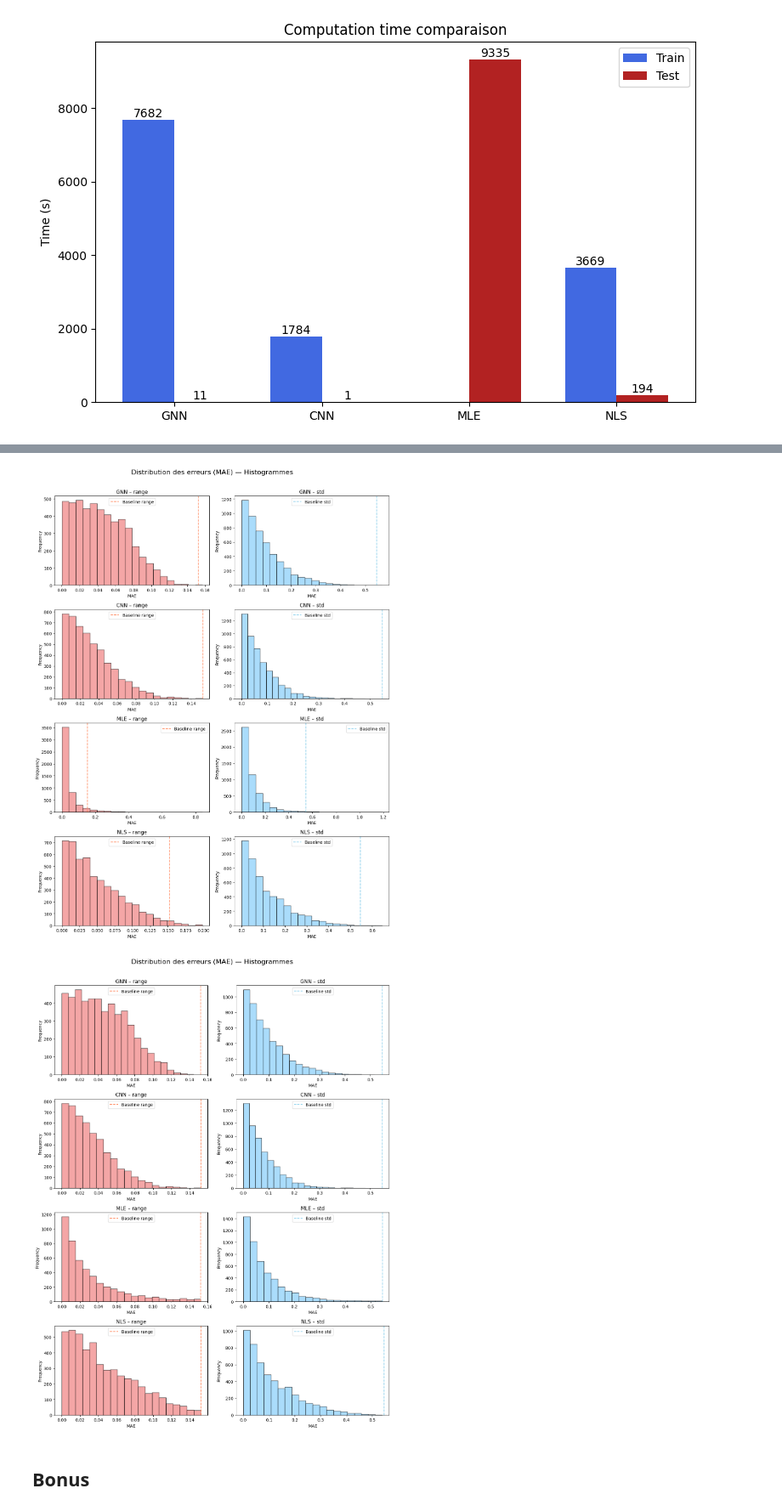
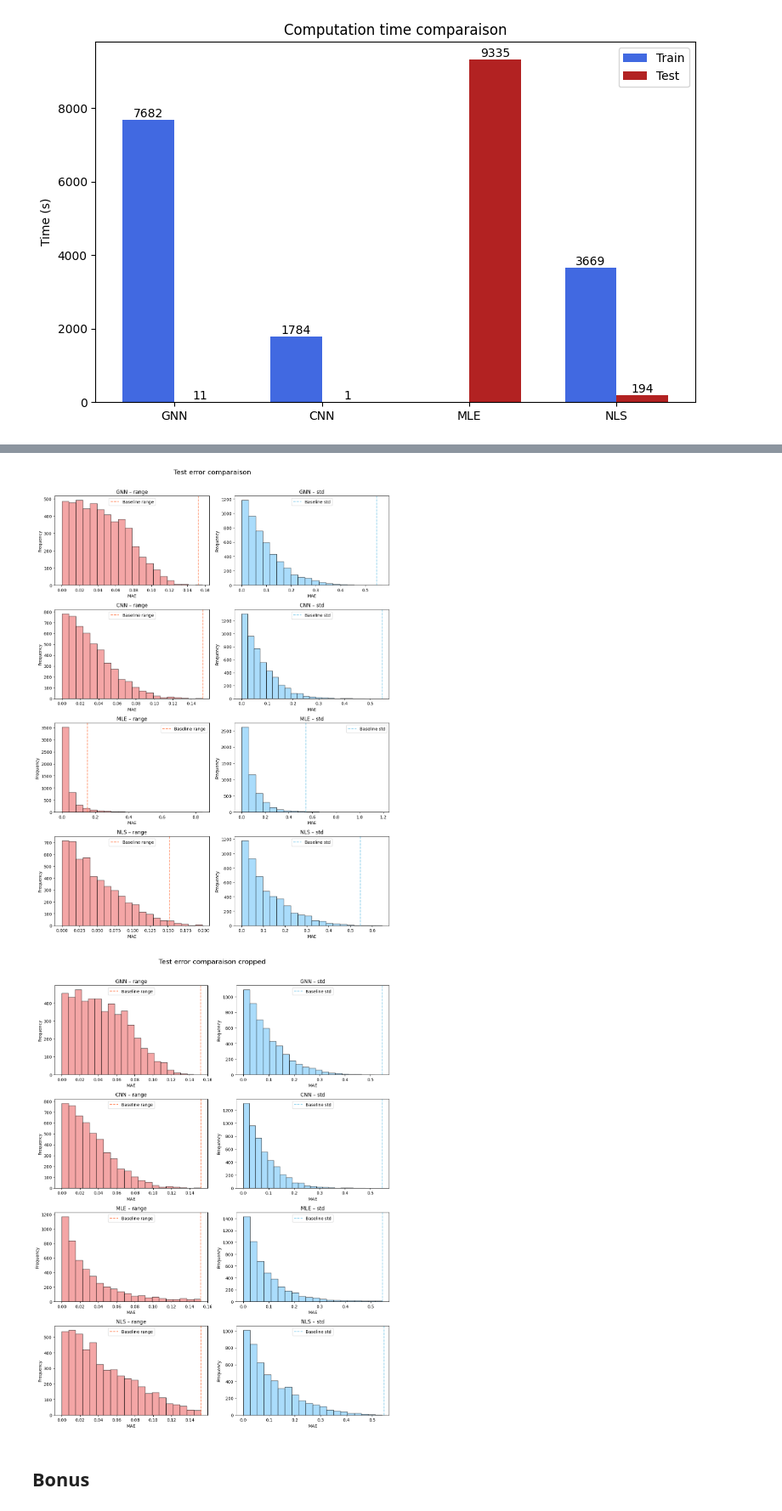
Before and after one commit to DarenXL/Neural_ST_inference, a Jupyter notebook: Code GNN/Amortized_Methods_Geostatistics.ipynb, the cells around one changed output, grey strips where cells are left out. Shown at 85% size. Saved outputs shown, nothing was run; the diff lists cells and outputs as text; code cells hidden in the pictures.

```diff
--- a/Code GNN/Amortized_Methods_Geostatistics.ipynb
+++ b/Code GNN/Amortized_Methods_Geostatistics.ipynb
@@ -1600,7 +1604,7 @@ loss_std = [
 ]
 
 fig_hist, axs = plt.subplots(len(loss_range), 2, figsize=(12, 4*len(loss_range)))
-fig_hist.suptitle("Distribution des erreurs (MAE) — Histogrammes", fontsize=16)
+fig_hist.suptitle("Test error comparaison", fontsize=16)
 
 for i, method in enumerate(methods):
 
@@ -1633,36 +1637,36 @@ loss_range = [
 loss_std = [
     all_loss_test_graph[-1][:, 1][all_loss_test_graph[-1][:, 1] < based[1].detach().numpy()],
     all_loss_test_grid[-1][:, 1][all_loss_test_grid[-1][:, 1] < based[1].detach().numpy()],
     all_loss_test_ML[:, 1][all_loss_test_ML[:, 1] < based[1].detach().numpy()],
     all_loss_test_nls[:, 1][all_loss_test_nls[:, 1] < based[1].detach().numpy()]
 ]
 
 fig_hist, axs = plt.subplots(len(loss_range), 2, figsize=(12, 4*len(loss_range)))
-fig_hist.suptitle("Distribution des erreurs (MAE) — Histogrammes", fontsize=16)
+fig_hist.suptitle("Test error comparaison cropped", fontsize=16)
 
 for i, method in enumerate(methods):
 
     axs[i, 0].hist(loss_range[i], bins=20, color='lightcoral', alpha=0.7, edgecolor='black')
     axs[i, 0].axvline(based[0], color='coral', linestyle='--', label='Baseline range')
     axs[i, 0].set_title(f"{method} – range")
     axs[i, 0].set_xlabel("MAE")
     axs[i, 0].set_ylabel("Frequency")
     axs[i, 0].legend()
 
     axs[i, 1].hist(loss_std[i], bins=20, color='lightskyblue', alpha=0.7, edgecolor='black')
     axs[i, 1].axvline(based[1], color='skyblue', linestyle='--', label='Baseline std')
     axs[i, 1].set_title(f"{method} – std")
     axs[i, 1].set_xlabel("MAE")
     axs[i, 1].set_ylabel("Frequency")
     axs[i, 1].legend()
 
 plt.tight_layout(rect=[0, 0, 1, 0.97])
 plt.show()
 
 fig_hist.savefig(path+"/conclusion_graphs"+"/score_test_hist_cropped.png", format="png", bbox_inches="tight")
 # %% [output]
-[figure, old version]
+[figure, new version]
-[figure, old version]
+[figure, new version]
 # %%
 results = {
     "all_loss_train": {
```
Also changed, not shown: parts of 4 cells of this notebook.
